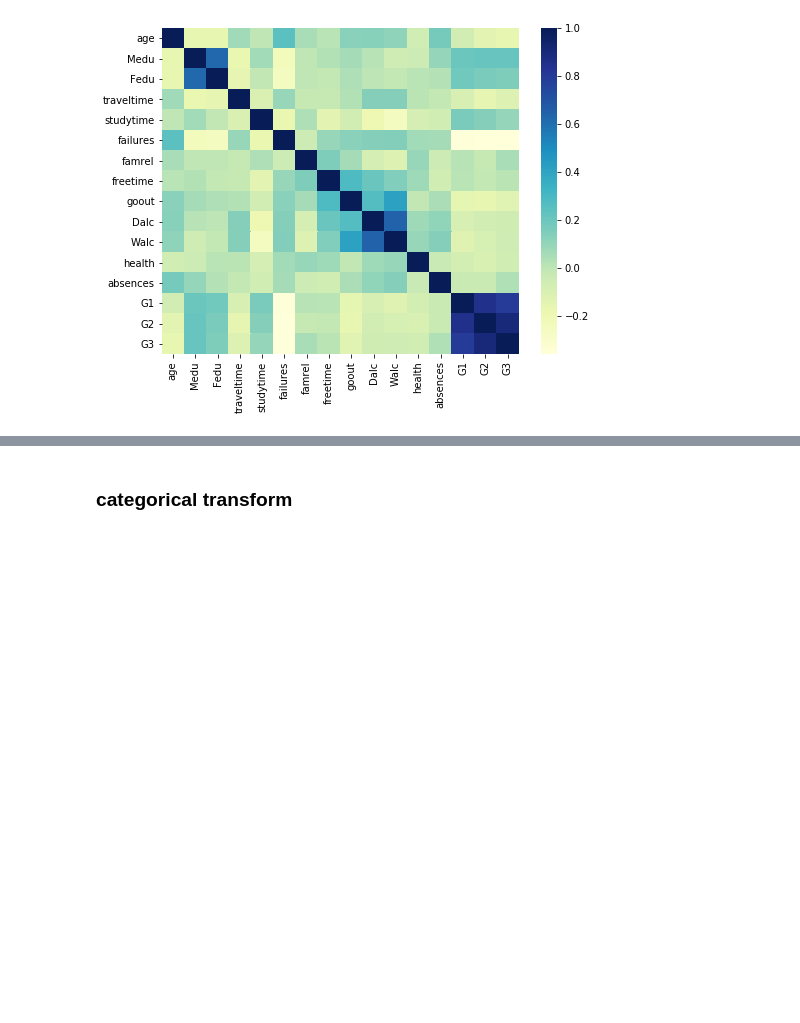
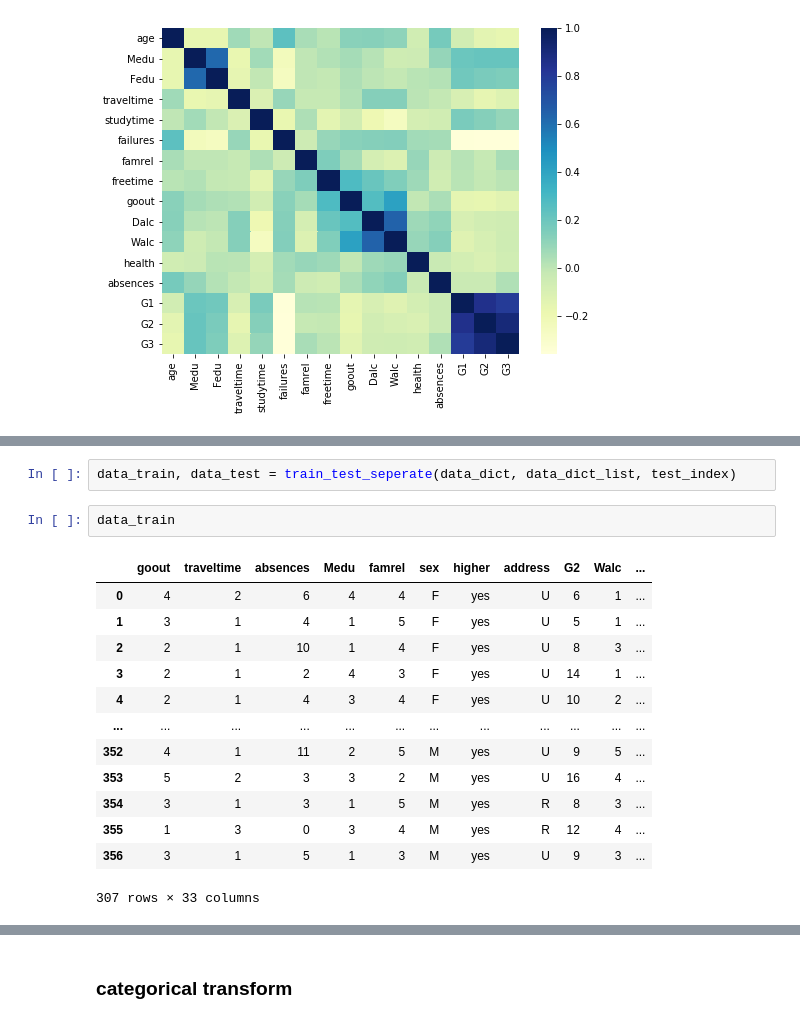
Before and after one commit to cheng1999/Student-Performance-Predict, a Jupyter notebook: data science final project Math_part.ipynb, the cells around one changed output, grey strips where cells are left out. Cells and saved outputs as stored; diff of their text form; blank space fills up the shorter version.

```diff
--- a/data science final project Math_part.ipynb
+++ b/data science final project Math_part.ipynb
@@ -138,0 +277,18 @@ data_por_corr
+# %%
+data_train, data_test = train_test_seperate(data_dict, data_dict_list, test_index)
+# %%
+data_train
+# %% [output]
+|  | goout | traveltime | absences | Medu | famrel | sex | higher | address | G2 | Walc | ... |
+| 0 | 4 | 2 | 6 | 4 | 4 | F | yes | U | 6 | 1 | ... |
+| 1 | 3 | 1 | 4 | 1 | 5 | F | yes | U | 5 | 1 | ... |
+| 2 | 2 | 1 | 10 | 1 | 4 | F | yes | U | 8 | 3 | ... |
+| 3 | 2 | 1 | 2 | 4 | 3 | F | yes | U | 14 | 1 | ... |
+| 4 | 2 | 1 | 4 | 3 | 4 | F | yes | U | 10 | 2 | ... |
+| ... | ... | ... | ... | ... | ... | ... | ... | ... | ... | ... | ... |
+| 352 | 4 | 1 | 11 | 2 | 5 | M | yes | U | 9 | 5 | ... |
+| 353 | 5 | 2 | 3 | 3 | 2 | M | yes | U | 16 | 4 | ... |
+| 354 | 3 | 1 | 3 | 1 | 5 | M | yes | R | 8 | 3 | ... |
+| 355 | 1 | 3 | 0 | 3 | 4 | M | yes | R | 12 | 4 | ... |
+| 356 | 3 | 1 | 5 | 1 | 3 | M | yes | U | 9 | 3 | ... |
+307 rows × 33 columns
```
Also changed, not shown: parts of 206 cells of this notebook.
